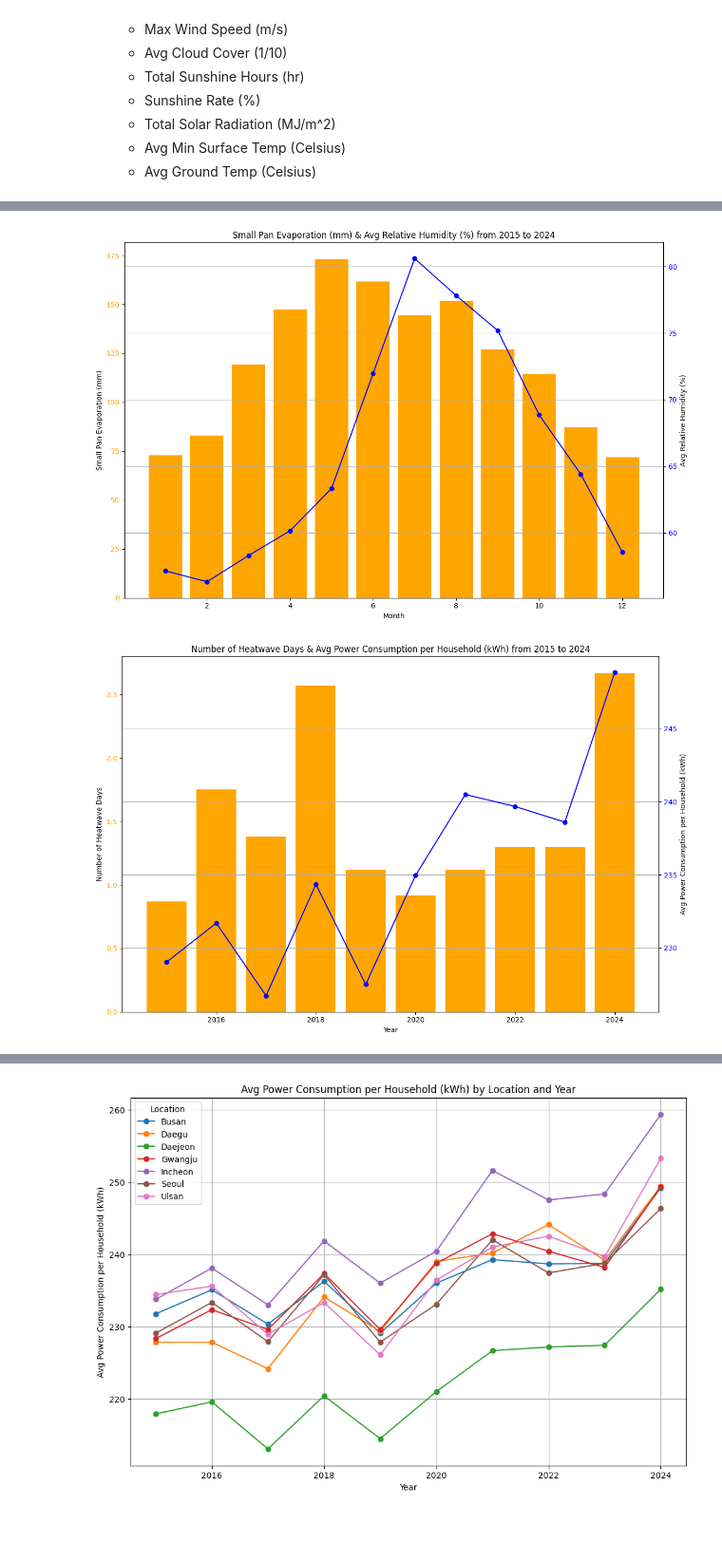
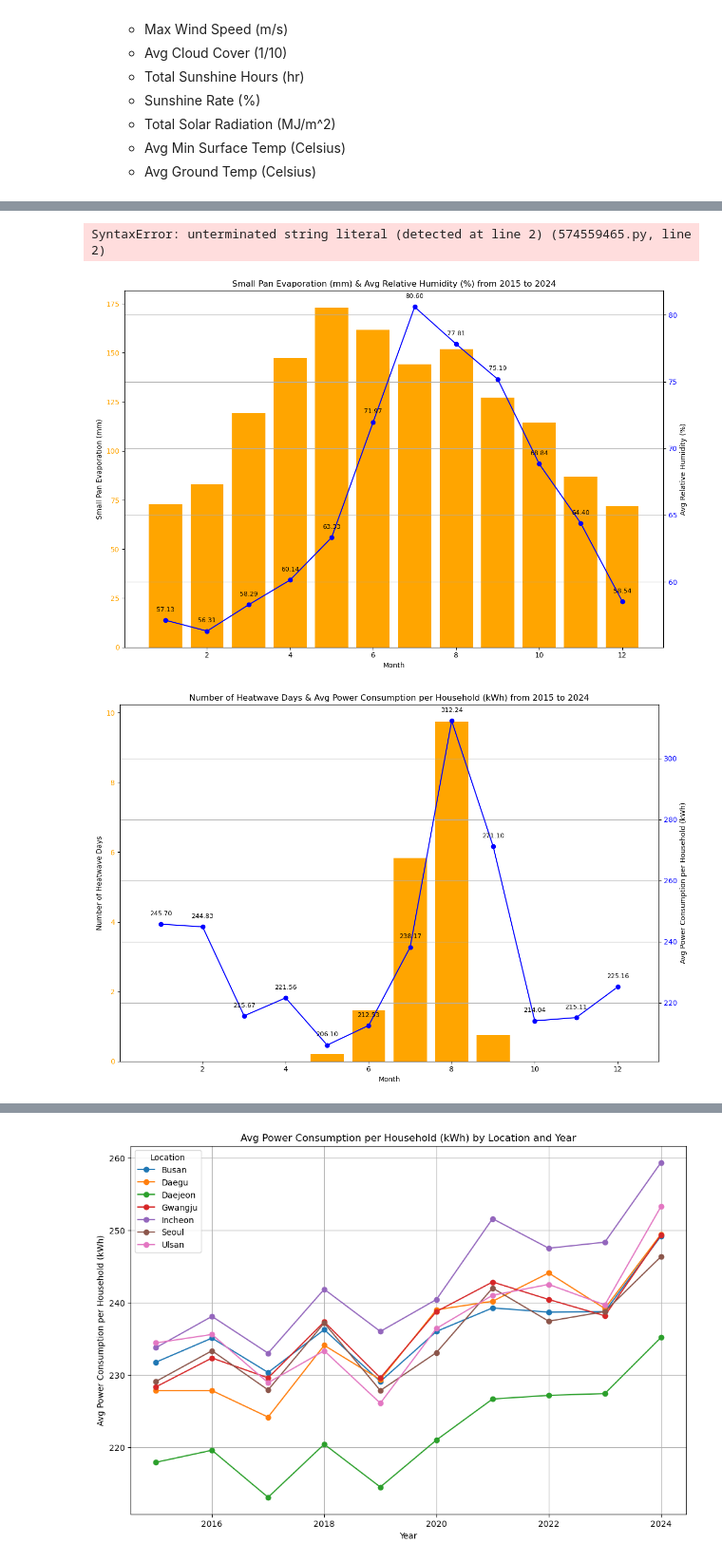
Before and after one commit to somnio-kimm/electricity_consumption_prediction, a Jupyter notebook: electricity_consumption_prediction.ipynb, the cells around one changed output, grey strips where cells are left out. Shown at 95% size. Cells and saved outputs as stored; diff of their text form; code cells hidden in the pictures; blank space fills up the shorter version.

```diff
--- a/electricity_consumption_prediction.ipynb
+++ b/electricity_consumption_prediction.ipynb
@@ -290,5 +272,5 @@ Index(['Date', 'Year', 'Month', 'Location', 'Number of Households',
 # %%
-def dual_mean_plot(a: str,b: str, c='Month'):
+def dual_features_plot(a: str, b: str, c: str):
 	'''
 	This function generates a dual-axis plot to visualize a and b averaged on c.
 
@@ -300,18 +282,23 @@ def dual_mean_plot(a: str,b: str, c='Month'):
 	Output:
 	A dual-axis plot with bars of a and an line of b averaged on c.
 	'''
+	if c == 'Month':
+		data = df_merged.groupby(c)[[a, b]].mean().reset_index()
+	elif c == 'Year':
+		data = df_merged.groupby(c)[[a, b]].sum().reset_index()
 
-	monthly_data = df_merged.groupby(c)[[a,b]].mean().reset_index()
 	fig, ax_1 = plt.subplots(figsize=(12, 8))
 	ax_1.set_xlabel(f'{c}')
 	ax_1.set_ylabel(f'{a}')
-	ax_1.bar(monthly_data[c], monthly_data[a], color='orange')
+	ax_1.bar(data[c], data[a], color='orange')
 	ax_1.tick_params(axis='y', labelcolor='orange')
 	#######
 	ax_2 = ax_1.twinx()
 	ax_2.set_ylabel(f'{b}')
-	ax_2.plot(monthly_data[c], monthly_data[b], marker='o', color='blue')
+	ax_2.plot(data[c], data[b], marker='o', color='blue')
 	ax_2.tick_params(axis='y', labelcolor='blue')
+	for x_val,y_val in zip(data[c],data[b]):
+		ax_2.text(x_val, y_val +(ax_2.get_ylim()[1] - ax_2.get_ylim()[0]) * 0.02,f'{y_val:.2f}',ha='center',va='bottom',fontsize=9,color='black')
 	plt.title(f'{a} & {b} from 2015 to 2024')
 	plt.grid()
 	plt.tight_layout()
@@ -413,10 +407,36 @@ dual_mean_plot(a='Avg Temperature (Celsius)', b='Avg Cloud Cover (1/10)', c='Mon
+# %%
+# #Year per: 84 Month per: 70 Location per: 140 Total data:840
+#
+monthly_data = df_merged.groupby('Location')[[Avg Power Consumption per Household (kWh) Household (kWh)']].mean(# ).reset_index()
+df_mean=df_merged.groupby(['YeaAvg Power Consumption per Household (kWh)r Househol# d (kWh)'].mean()
+unstacked_df = df_mean.unst# ack(level='Year')
+fig, ax_1 = plt.subplot# s(figsize=(12, 8))
+ax_1.set# _xlabel('Location')
+ax_1.set_xticks# (monthly_data.indAvg Power Consumption per Household (kWh)on # per Household (kWh)')
+ax_1.plot(monthly_data['LocAvg Power Consumption per Household (kWh)'on per Household (kWh)'], color='orange',mark# er='o', ms=4,alpha=1)
+
+ax_1.tick_params(axis='# y', labe# lcolor='orange')
+### #####
+ax_2 = ax_Small Pan Evaporation (mm)('S# mall Pan Evaporation (mm)')
+unstacked_df.plot(k# ind='bar',ax=ax_2,alpha=0.5)
+ax_2.tick_params(# axis='y', labelcolor='blue')
+
+plt.title(f'Avg Power Consumption per Household#  (kWh) from#  Location,Location'# )
+plt.grid()
+plt.tight_layout()
+for x_val,y_val in zip(monthly_data['Location'],monthly_data['Avg Power C# onsumption per Household (kWh)']):
+	ax_1.text(x_val, y_val +0.1,f'{y_val:.2f}',ha='center',va='bottom'# ,fontsize=9,color='black',zorde# r=5)
+plt.subplots_adjust(right=1.8)
+plt.show()Monthly Precipitation (mm)
+# %% [output]
+SyntaxError: unterminated string literal (detected at line 2) (574559465.py, line 2)
 # %%
 # Number of heatwave days and avg power consumption per household by year
-dual_mean_plot(a='Small Pan Evaporation (mm)',b='Avg Relative Humidity (%)',c='Month')
+dual_features_plot(a='Small Pan Evaporation (mm)',b='Avg Relative Humidity (%)',c='Month')
 # %% [output]
-[figure, old version]
+[figure, new version]
 # %%
 # Number of heatwave days and avg power consumption per household by year
-dual_mean_plot(a='Number of Heatwave Days',b='Avg Power Consumption per Household (kWh)',c='Year')
+dual_features_plot(a='Number of Heatwave Days',b='Avg Power Consumption per Household (kWh)',c='Month')
 # %% [output]
-[figure, old version]
+[figure, new version]
```
Also changed, not shown: parts of 49 cells of this notebook, 8 other files.
